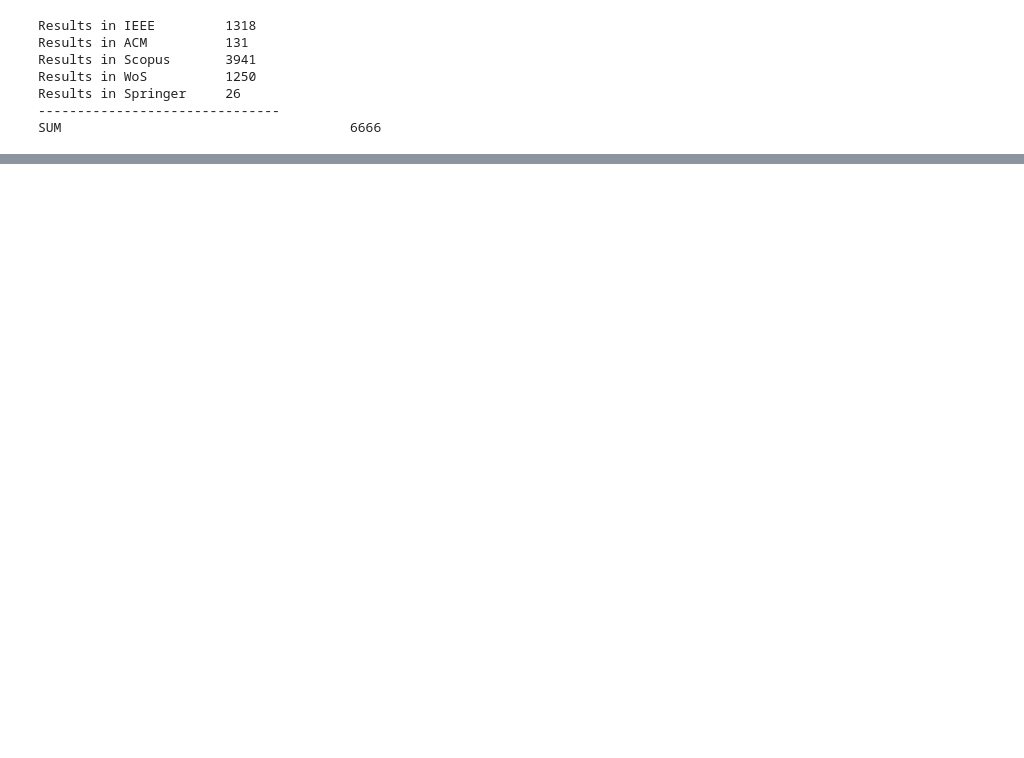
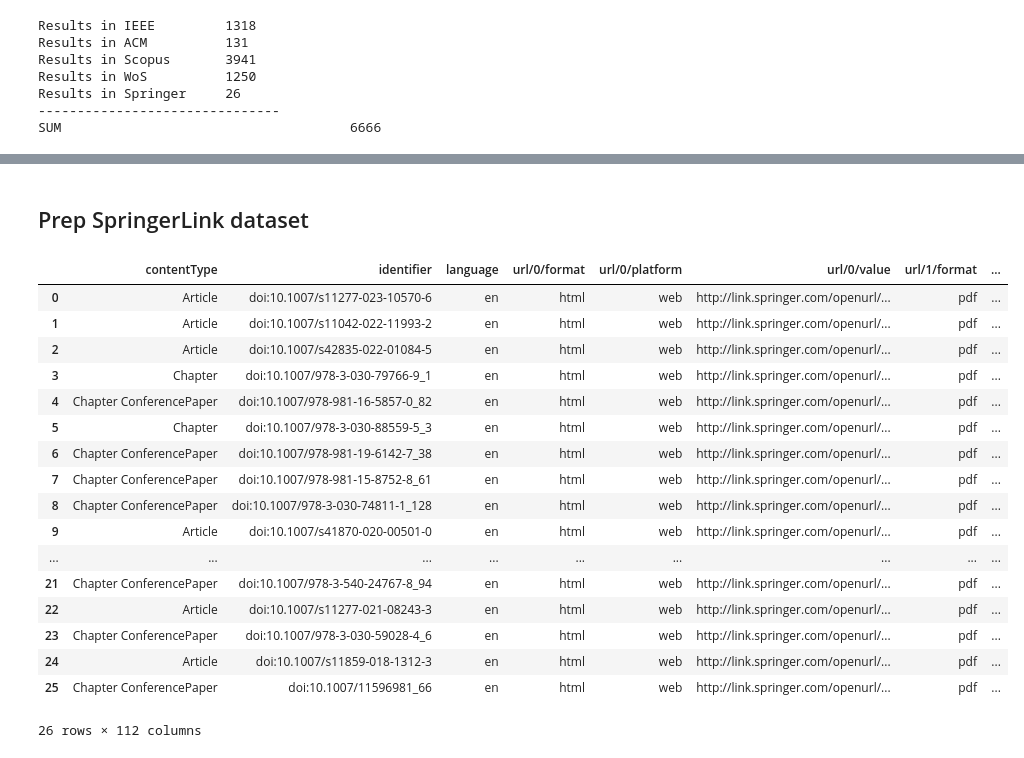
Before and after one commit to mstadler-jku/literature-search-tool-SLR, a Jupyter notebook: src/main/python/at/jku/scsl/main/raw_literature_parser.ipynb, the cells around one changed output, grey strips where cells are left out. Cells and saved outputs as stored; diff of their text form; code cells hidden in the pictures; blank space fills up the shorter version.

```diff
--- a/src/main/python/at/jku/scsl/main/raw_literature_parser.ipynb
+++ b/src/main/python/at/jku/scsl/main/raw_literature_parser.ipynb
@@ -34,0 +207,23 @@ SUM                                     6666
+# %% [markdown]
+## Prep SpringerLink dataset
+# %%
+df_springer
+# %% [output]
+|  | contentType | identifier | language | url/0/format | url/0/platform | url/0/value | url/1/format | ... |
+| 0 | Article | doi:10.1007/s11277-023-10570-6 | en | html | web | http://link.springer.com/openurl/... | pdf | ... |
+| 1 | Article | doi:10.1007/s11042-022-11993-2 | en | html | web | http://link.springer.com/openurl/... | pdf | ... |
+| 2 | Article | doi:10.1007/s42835-022-01084-5 | en | html | web | http://link.springer.com/openurl/... | pdf | ... |
+| 3 | Chapter | doi:10.1007/978-3-030-79766-9_1 | en | html | web | http://link.springer.com/openurl/... | pdf | ... |
+| 4 | Chapter ConferencePaper | doi:10.1007/978-981-16-5857-0_82 | en | html | web | http://link.springer.com/openurl/... | pdf | ... |
+| 5 | Chapter | doi:10.1007/978-3-030-88559-5_3 | en | html | web | http://link.springer.com/openurl/... | pdf | ... |
+| 6 | Chapter ConferencePaper | doi:10.1007/978-981-19-6142-7_38 | en | html | web | http://link.springer.com/openurl/... | pdf | ... |
+| 7 | Chapter ConferencePaper | doi:10.1007/978-981-15-8752-8_61 | en | html | web | http://link.springer.com/openurl/... | pdf | ... |
+| 8 | Chapter ConferencePaper | doi:10.1007/978-3-030-74811-1_128 | en | html | web | http://link.springer.com/openurl/... | pdf | ... |
+| 9 | Article | doi:10.1007/s41870-020-00501-0 | en | html | web | http://link.springer.com/openurl/... | pdf | ... |
+| ... | ... | ... | ... | ... | ... | ... | ... | ... |
+| 21 | Chapter ConferencePaper | doi:10.1007/978-3-540-24767-8_94 | en | html | web | http://link.springer.com/openurl/... | pdf | ... |
+| 22 | Article | doi:10.1007/s11277-021-08243-3 | en | html | web | http://link.springer.com/openurl/... | pdf | ... |
+| 23 | Chapter ConferencePaper | doi:10.1007/978-3-030-59028-4_6 | en | html | web | http://link.springer.com/openurl/... | pdf | ... |
+| 24 | Article | doi:10.1007/s11859-018-1312-3 | en | html | web | http://link.springer.com/openurl/... | pdf | ... |
+| 25 | Chapter ConferencePaper | doi:10.1007/11596981_66 | en | html | web | http://link.springer.com/openurl/... | pdf | ... |
+26 rows × 112 columns
```
Also changed, not shown: parts of 28 cells of this notebook.
